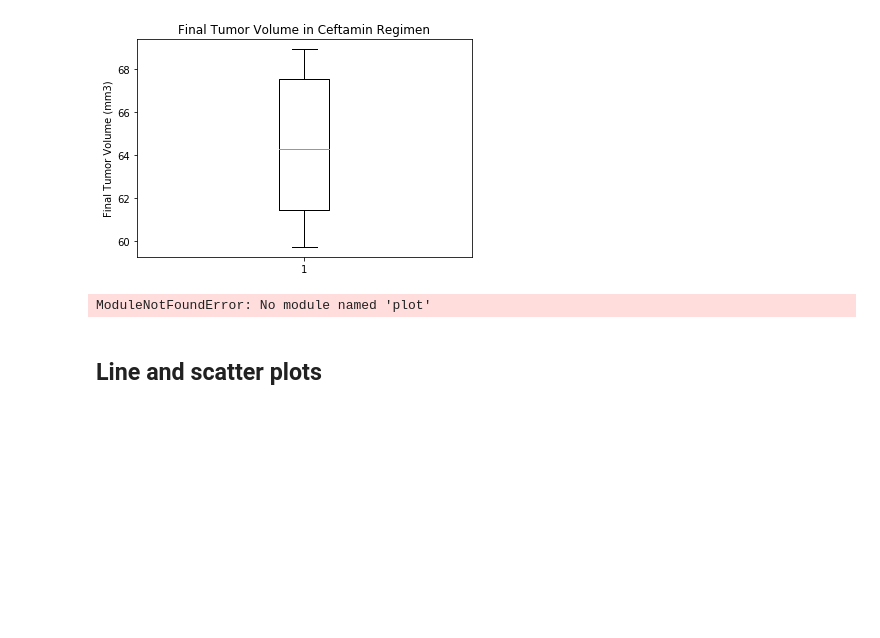
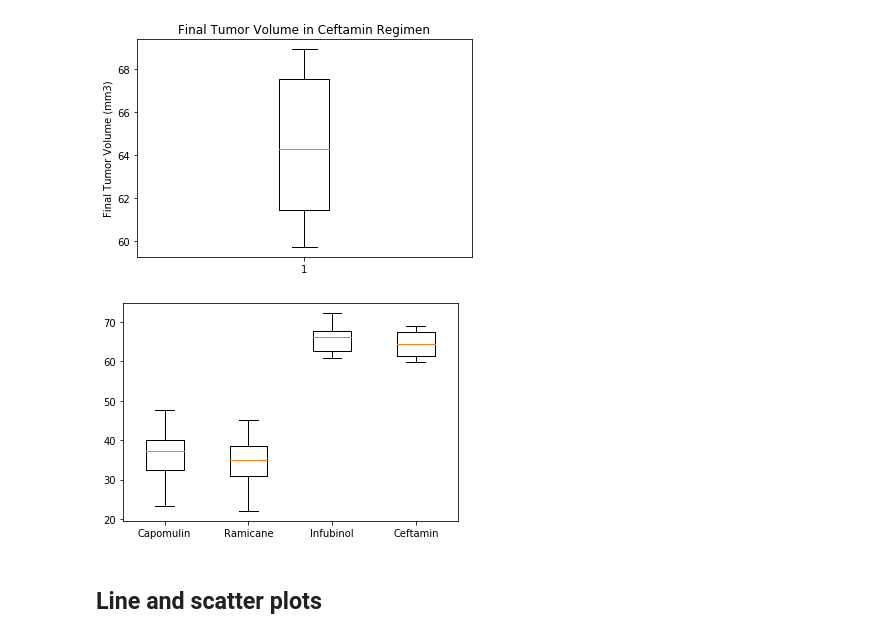
Before and after one commit to nguyenpe17/Matplotlib-The-Power-of-Plots, a Jupyter notebook: pymaceuticals_starter.ipynb, the cells around one changed output. Drawn from its saved outputs; the diff is of its cells as text; code cells hidden in the pictures; blank space fills up the shorter version.

```diff
--- a/pymaceuticals_starter.ipynb
+++ b/pymaceuticals_starter.ipynb
@@ -416,37 +416,12 @@ plt.show()
 [figure]
 # %%
 # Generate a box plot of the final tumor volume of each mouse across four regimens of interest
+orange_out = dict(markerfacecolor='red', markersize=12)
-# %%
-import plot.graph_objects as go
-import plotly.offline as pyo
-trace0 = go.Box(
-        y = cap_list,
-        name = 'Capomulin'
-)
-trace1 = go.Box(
-        y = ram_list,
-        name = 'Ramicane'
-)
-trace2 = go.Box(
-        y = inf_list,
-        name = 'Infubinol'
-)
-trace3 = go.Box(
-        y = cef_list,
-        name = 'Ceftamin'
-)
-
-
-data = [trace0, trace1, trace2, trace3]
-layout = go.Layout(title = "Final tumor volume for the four most promising treatment regimens")
-
-
-
-fig = go.Figure(data=data, layout=layout)
-
-pyo.plot(fig)
-# %% [output]
-ModuleNotFoundError: No module named 'plot'
+# %%
+plt.boxplot([cap_list,ram_list,inf_list,cef_list],labels=['Capomulin','Ramicane','Infubinol','Ceftamin'],flierprops=orange_out)
+plt.show()
+# %% [output]
+[figure, added]
 # %% [markdown]
 ## Line and scatter plots
 # %%
```
Also changed, not shown: parts of 9 cells of this notebook.
